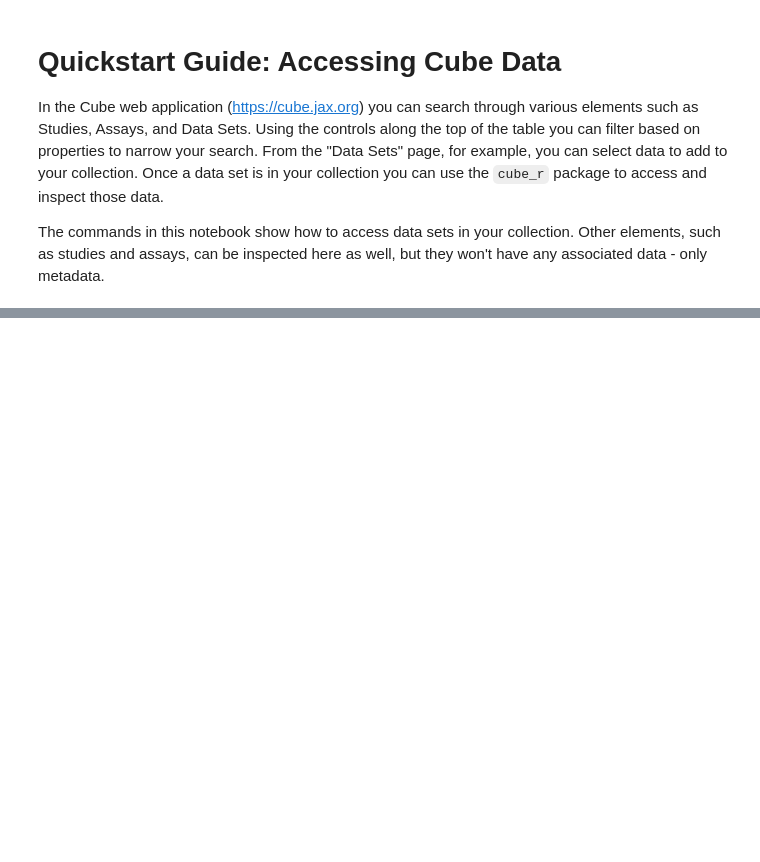
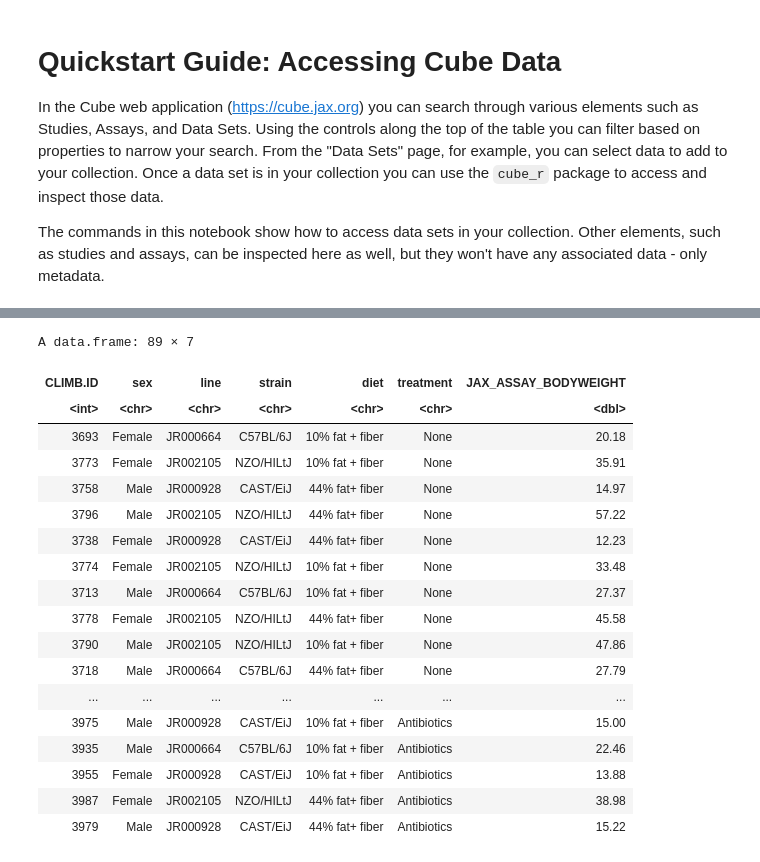
Before and after one commit to TheJacksonLaboratory/cube_retreat, a Jupyter notebook: cube_access_quickstart.ipynb, the cells around one changed output, grey strips where cells are left out. Saved outputs shown, nothing was run; the diff lists cells and outputs as text; code cells hidden in the pictures; blank space fills up the shorter version.

```diff
--- a/cube_access_quickstart.ipynb
+++ b/cube_access_quickstart.ipynb
@@ -109,0 +40,4 @@ Auth0DeviceAuth:
+# %%
+response = cube_api$get_metadata_collection()
+json = response_json_to_data(response)
+str(json$results)
@@ -109,0 +68,3 @@ Auth0DeviceAuth:
+# %%
+accession_ids = cube_api$parse_accession_ids(response)
+response = cube_api$get_element_instance(accession_ids = c(accession_ids))
@@ -109,0 +74,3 @@ Auth0DeviceAuth:
+# %%
+uri = cube_api$parse_storage_uri(response)[1,]
+uri
@@ -109,0 +84,6 @@ Auth0DeviceAuth:
+# %%
+bucket_name = uri[[3]][[1]]
+file_name = uri[[4]][[1]]
+data_dir = gs_data_dir( bucket_name )
+df <- read.table(file.path(data_dir, file_name), sep = '\t',header = TRUE)
+head(df)
@@ -109,0 +100,22 @@ Auth0DeviceAuth:
+# %%
+df[c('CLIMB.ID','sex','line','strain','diet','treatment',"JAX_ASSAY_BODYWEIGHT")]
+# %% [output]
+A data.frame: 89 × 7
+| CLIMB.ID | sex | line | strain | diet | treatment | JAX_ASSAY_BODYWEIGHT |
+| <int> | <chr> | <chr> | <chr> | <chr> | <chr> | <dbl> |
+| 3693 | Female | JR000664 | C57BL/6J | 10% fat + fiber | None | 20.18 |
+| 3773 | Female | JR002105 | NZO/HILtJ | 10% fat + fiber | None | 35.91 |
+| 3758 | Male | JR000928 | CAST/EiJ | 44% fat+ fiber | None | 14.97 |
+| 3796 | Male | JR002105 | NZO/HILtJ | 44% fat+ fiber | None | 57.22 |
+| 3738 | Female | JR000928 | CAST/EiJ | 44% fat+ fiber | None | 12.23 |
+| 3774 | Female | JR002105 | NZO/HILtJ | 10% fat + fiber | None | 33.48 |
+| 3713 | Male | JR000664 | C57BL/6J | 10% fat + fiber | None | 27.37 |
+| 3778 | Female | JR002105 | NZO/HILtJ | 44% fat+ fiber | None | 45.58 |
+| 3790 | Male | JR002105 | NZO/HILtJ | 10% fat + fiber | None | 47.86 |
+| 3718 | Male | JR000664 | C57BL/6J | 44% fat+ fiber | None | 27.79 |
+| ... | ... | ... | ... | ... | ... | ... |
+| 3975 | Male | JR000928 | CAST/EiJ | 10% fat + fiber | Antibiotics | 15.00 |
+| 3935 | Male | JR000664 | C57BL/6J | 10% fat + fiber | Antibiotics | 22.46 |
+| 3955 | Female | JR000928 | CAST/EiJ | 10% fat + fiber | Antibiotics | 13.88 |
+| 3987 | Female | JR002105 | NZO/HILtJ | 44% fat+ fiber | Antibiotics | 38.98 |
+| 3979 | Male | JR000928 | CAST/EiJ | 44% fat+ fiber | Antibiotics | 15.22 |
```
Also changed, not shown: parts of 14 cells of this notebook, 1 other file.
